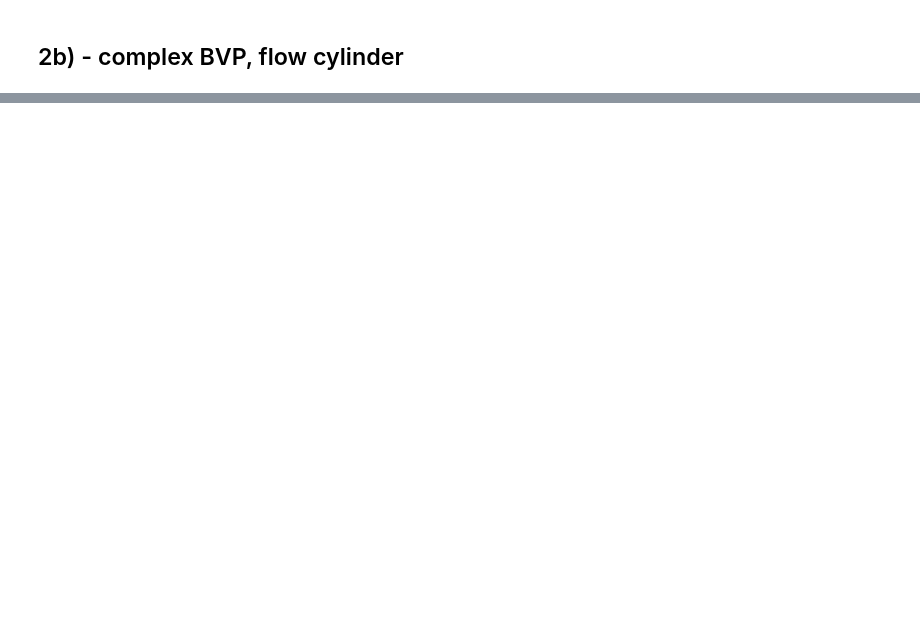
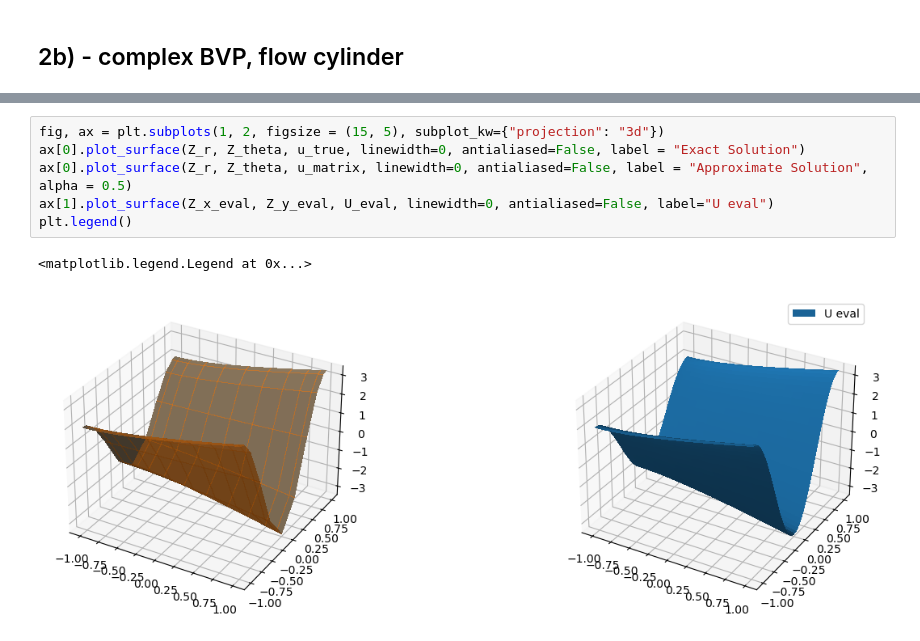
Before and after one commit to JeppeKlitgaard/02689-Advanced-Numerical-Methods, a Jupyter notebook: assignment_2/tb_exercise_1.ipynb, the cells around one changed output, grey strips where cells are left out. Cells and saved outputs as stored; diff of their text form; blank space fills up the shorter version.

```diff
--- a/assignment_2/tb_exercise_1.ipynb
+++ b/assignment_2/tb_exercise_1.ipynb
@@ -402,0 +533,9 @@ def exact_solution(r, theta): return V_inf * (r + (r1**2)/r) * np.cos(theta)
+# %%
+fig, ax = plt.subplots(1, 2, figsize = (15, 5), subplot_kw={"projection": "3d"})
+ax[0].plot_surface(Z_r, Z_theta, u_true, linewidth=0, antialiased=False, label = "Exact Solution")
+ax[0].plot_surface(Z_r, Z_theta, u_matrix, linewidth=0, antialiased=False, label = "Approximate Solution", alpha = 0.5)
+ax[1].plot_surface(Z_x_eval, Z_y_eval, U_eval, linewidth=0, antialiased=False, label="U eval")
+plt.legend()
+# %% [output]
+<matplotlib.legend.Legend at 0x...>
+[figure, added]
```
Also changed, not shown: parts of 9 cells of this notebook, 1 other file.
